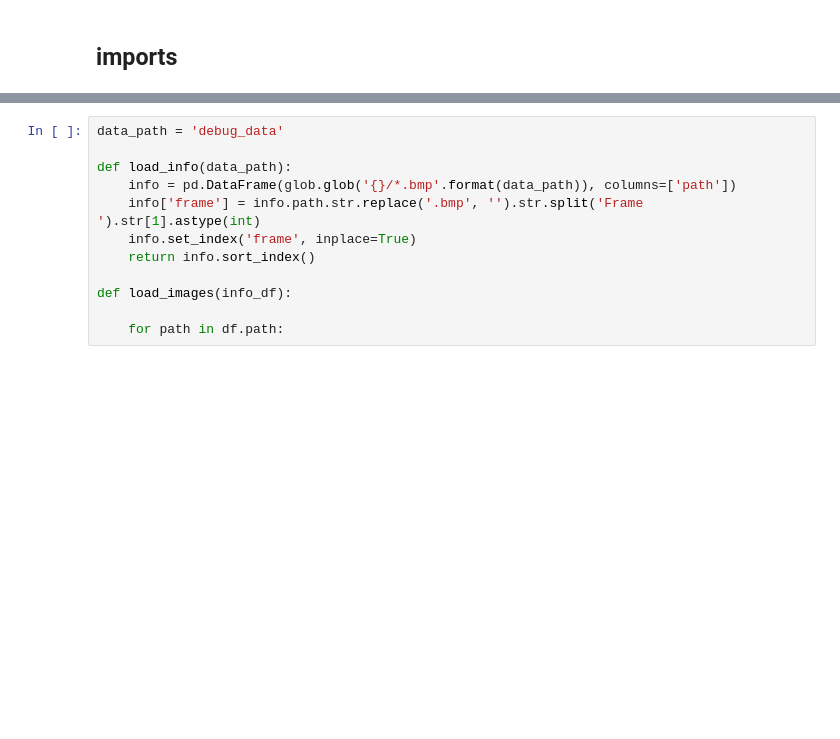
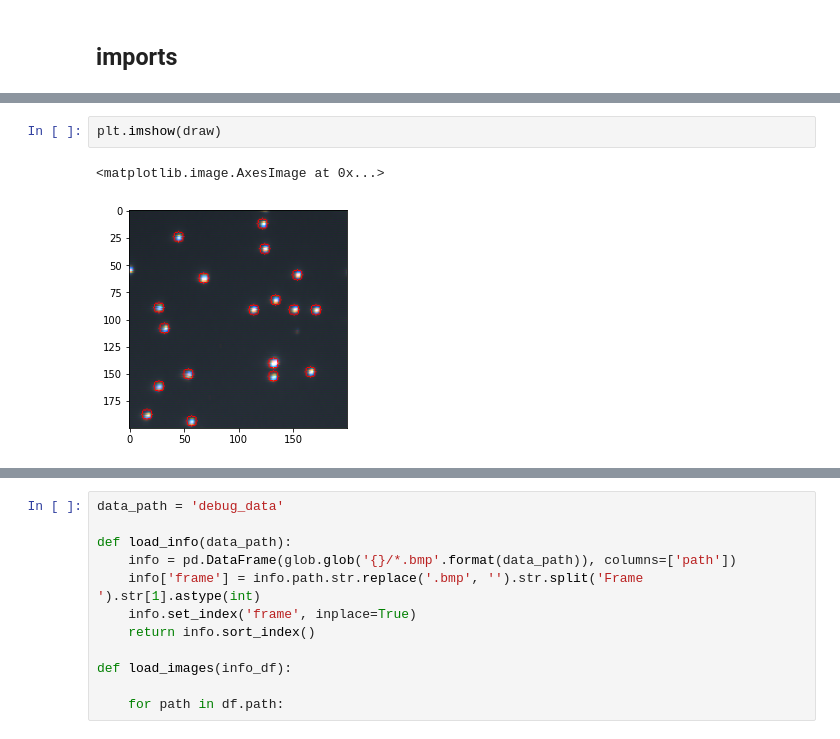
Before and after one commit to luclepot/brownian_motion_analysis, a Jupyter notebook: analysis.ipynb, the cells around one changed output, grey strips where cells are left out. Saved outputs shown, nothing was run; the diff lists cells and outputs as text; blank space fills up the shorter version.

```diff
--- a/analysis.ipynb
+++ b/analysis.ipynb
@@ -26,0 +110,5 @@ import glob
+# %%
+plt.imshow(draw)
+# %% [output]
+<matplotlib.image.AxesImage at 0x...>
+[figure, added]
```
Also changed, not shown: parts of 22 cells of this notebook, 1 other file.
